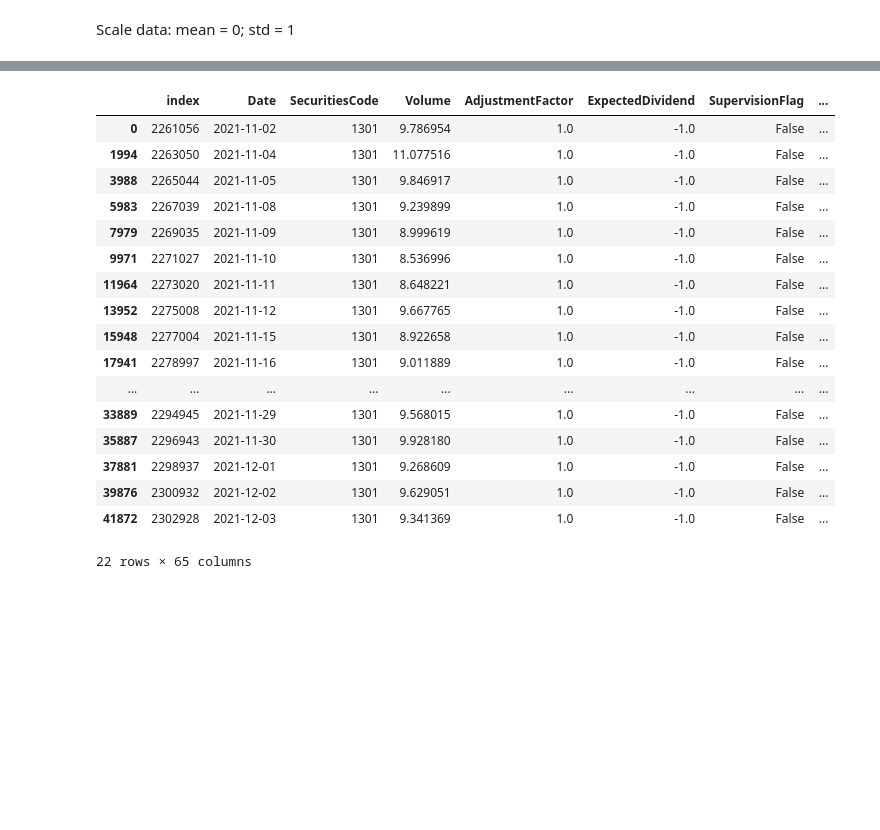
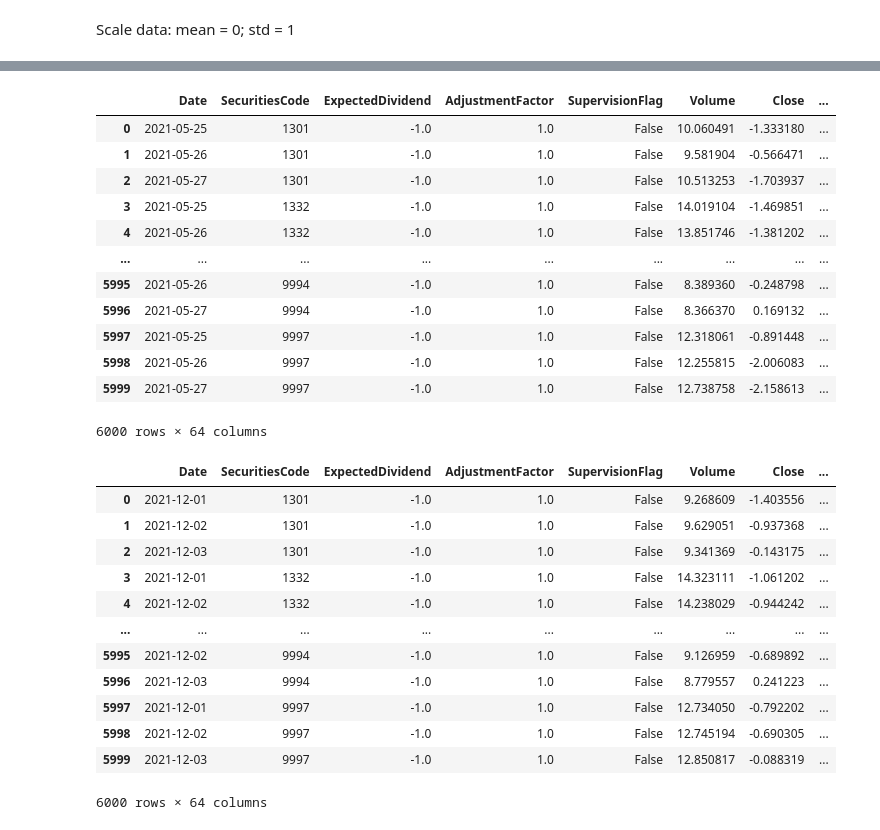
Before and after one commit to KienLe-git/JPX_stock_2022, a Jupyter notebook: working/2.0_Feature_Engineering.ipynb, the cells around one changed output, grey strips where cells are left out. Drawn from its saved outputs; the diff is of its cells as text; code cells hidden in the pictures; blank space fills up the shorter version.

```diff
--- a/working/2.0_Feature_Engineering.ipynb
+++ b/working/2.0_Feature_Engineering.ipynb
@@ -481,0 +435,6 @@ y_test_df['CloseT2'] = (y_test_df['CloseT2'] - test_df['Close_mean'])/test_df['C
+# %%
+merge_df['CloseT1'] = (merge_df['CloseT1'] - merge_df['Close_mean'])/merge_df['Close_std']
+merge_df['CloseT2'] = (merge_df['CloseT2'] - merge_df['Close_mean'])/merge_df['Close_std']
+
+snd_merge_df['CloseT1'] = (snd_merge_df['CloseT1'] - snd_merge_df['Close_mean'])/snd_merge_df['Close_std']
+snd_merge_df['CloseT2'] = (snd_merge_df['CloseT2'] - snd_merge_df['Close_mean'])/snd_merge_df['Close_std']
@@ -481,0 +443,3 @@ y_test_df['CloseT2'] = (y_test_df['CloseT2'] - test_df['Close_mean'])/test_df['C
+# %%
+train_df, valid_df, test_df = train_valid_test_split(merge_df)
+snd_train_df, snd_valid_df, snd_test_df = train_valid_test_split(snd_merge_df)
@@ -596,22 +460,39 @@ miniset
-# %%
-miniset[miniset['SecuritiesCode'] == 1301]
-# %% [output]
-|  | index | Date | SecuritiesCode | Volume | AdjustmentFactor | ExpectedDividend | SupervisionFlag | ... |
-| 0 | 2261056 | 2021-11-02 | 1301 | 9.786954 | 1.0 | -1.0 | False | ... |
-| 1994 | 2263050 | 2021-11-04 | 1301 | 11.077516 | 1.0 | -1.0 | False | ... |
-| 3988 | 2265044 | 2021-11-05 | 1301 | 9.846917 | 1.0 | -1.0 | False | ... |
-| 5983 | 2267039 | 2021-11-08 | 1301 | 9.239899 | 1.0 | -1.0 | False | ... |
-| 7979 | 2269035 | 2021-11-09 | 1301 | 8.999619 | 1.0 | -1.0 | False | ... |
-| 9971 | 2271027 | 2021-11-10 | 1301 | 8.536996 | 1.0 | -1.0 | False | ... |
-| 11964 | 2273020 | 2021-11-11 | 1301 | 8.648221 | 1.0 | -1.0 | False | ... |
-| 13952 | 2275008 | 2021-11-12 | 1301 | 9.667765 | 1.0 | -1.0 | False | ... |
-| 15948 | 2277004 | 2021-11-15 | 1301 | 8.922658 | 1.0 | -1.0 | False | ... |
-| 17941 | 2278997 | 2021-11-16 | 1301 | 9.011889 | 1.0 | -1.0 | False | ... |
-| ... | ... | ... | ... | ... | ... | ... | ... | ... |
-| 33889 | 2294945 | 2021-11-29 | 1301 | 9.568015 | 1.0 | -1.0 | False | ... |
-| 35887 | 2296943 | 2021-11-30 | 1301 | 9.928180 | 1.0 | -1.0 | False | ... |
-| 37881 | 2298937 | 2021-12-01 | 1301 | 9.268609 | 1.0 | -1.0 | False | ... |
-| 39876 | 2300932 | 2021-12-02 | 1301 | 9.629051 | 1.0 | -1.0 | False | ... |
-| 41872 | 2302928 | 2021-12-03 | 1301 | 9.341369 | 1.0 | -1.0 | False | ... |
-22 rows × 65 columns
+# %%
+mini_train = train_df.groupby(by=['SecuritiesCode']).apply(
+    lambda df_code: df_code.iloc[-3:]
+).reset_index(drop= True)
+mini_train
+# %% [output]
+|  | Date | SecuritiesCode | ExpectedDividend | AdjustmentFactor | SupervisionFlag | Volume | Close | ... |
+| 0 | 2021-05-25 | 1301 | -1.0 | 1.0 | False | 10.060491 | -1.333180 | ... |
+| 1 | 2021-05-26 | 1301 | -1.0 | 1.0 | False | 9.581904 | -0.566471 | ... |
+| 2 | 2021-05-27 | 1301 | -1.0 | 1.0 | False | 10.513253 | -1.703937 | ... |
+| 3 | 2021-05-25 | 1332 | -1.0 | 1.0 | False | 14.019104 | -1.469851 | ... |
+| 4 | 2021-05-26 | 1332 | -1.0 | 1.0 | False | 13.851746 | -1.381202 | ... |
+| ... | ... | ... | ... | ... | ... | ... | ... | ... |
+| 5995 | 2021-05-26 | 9994 | -1.0 | 1.0 | False | 8.389360 | -0.248798 | ... |
+| 5996 | 2021-05-27 | 9994 | -1.0 | 1.0 | False | 8.366370 | 0.169132 | ... |
+| 5997 | 2021-05-25 | 9997 | -1.0 | 1.0 | False | 12.318061 | -0.891448 | ... |
+| 5998 | 2021-05-26 | 9997 | -1.0 | 1.0 | False | 12.255815 | -2.006083 | ... |
+| 5999 | 2021-05-27 | 9997 | -1.0 | 1.0 | False | 12.738758 | -2.158613 | ... |
+6000 rows × 64 columns
+# %%
+mini_valid = valid_df.groupby(by=['SecuritiesCode']).apply(
+    lambda df_code: df_code.iloc[-3:]
+).reset_index(drop= True)
+mini_valid
+# %% [output]
+|  | Date | SecuritiesCode | ExpectedDividend | AdjustmentFactor | SupervisionFlag | Volume | Close | ... |
+| 0 | 2021-12-01 | 1301 | -1.0 | 1.0 | False | 9.268609 | -1.403556 | ... |
+| 1 | 2021-12-02 | 1301 | -1.0 | 1.0 | False | 9.629051 | -0.937368 | ... |
+| 2 | 2021-12-03 | 1301 | -1.0 | 1.0 | False | 9.341369 | -0.143175 | ... |
+| 3 | 2021-12-01 | 1332 | -1.0 | 1.0 | False | 14.323111 | -1.061202 | ... |
+| 4 | 2021-12-02 | 1332 | -1.0 | 1.0 | False | 14.238029 | -0.944242 | ... |
+| ... | ... | ... | ... | ... | ... | ... | ... | ... |
+| 5995 | 2021-12-02 | 9994 | -1.0 | 1.0 | False | 9.126959 | -0.689892 | ... |
+| 5996 | 2021-12-03 | 9994 | -1.0 | 1.0 | False | 8.779557 | 0.241223 | ... |
+| 5997 | 2021-12-01 | 9997 | -1.0 | 1.0 | False | 12.734050 | -0.792202 | ... |
+| 5998 | 2021-12-02 | 9997 | -1.0 | 1.0 | False | 12.745194 | -0.690305 | ... |
+| 5999 | 2021-12-03 | 9997 | -1.0 | 1.0 | False | 12.850817 | -0.088319 | ... |
+6000 rows × 64 columns
 # %%
```
Also changed, not shown: parts of 24 cells of this notebook, 1 other file.
